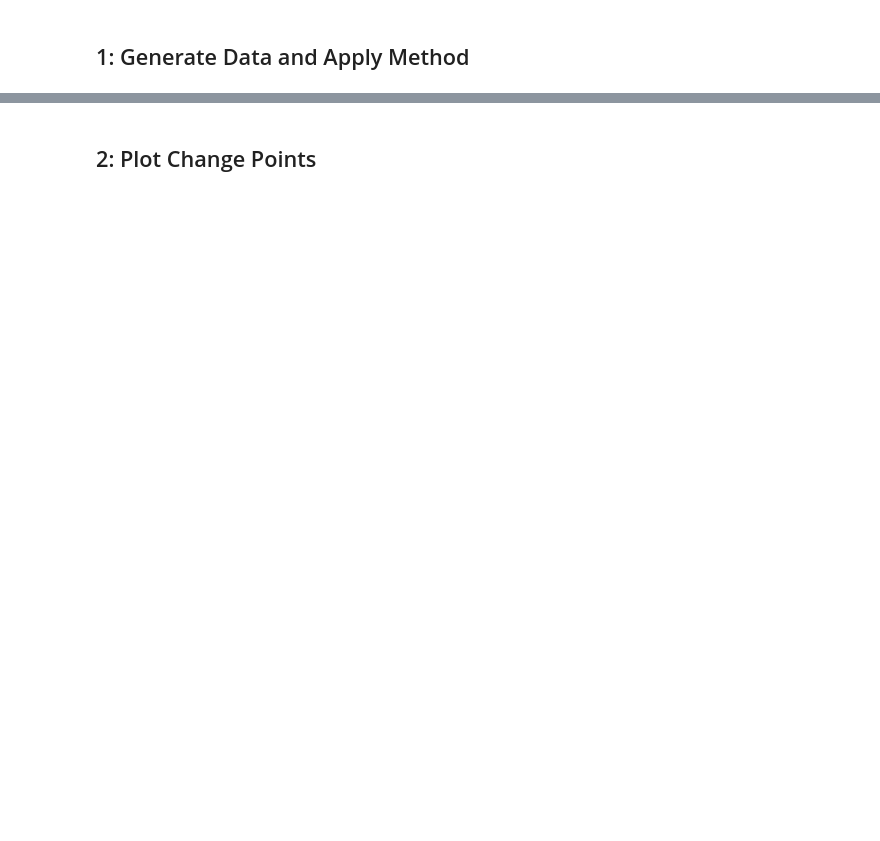
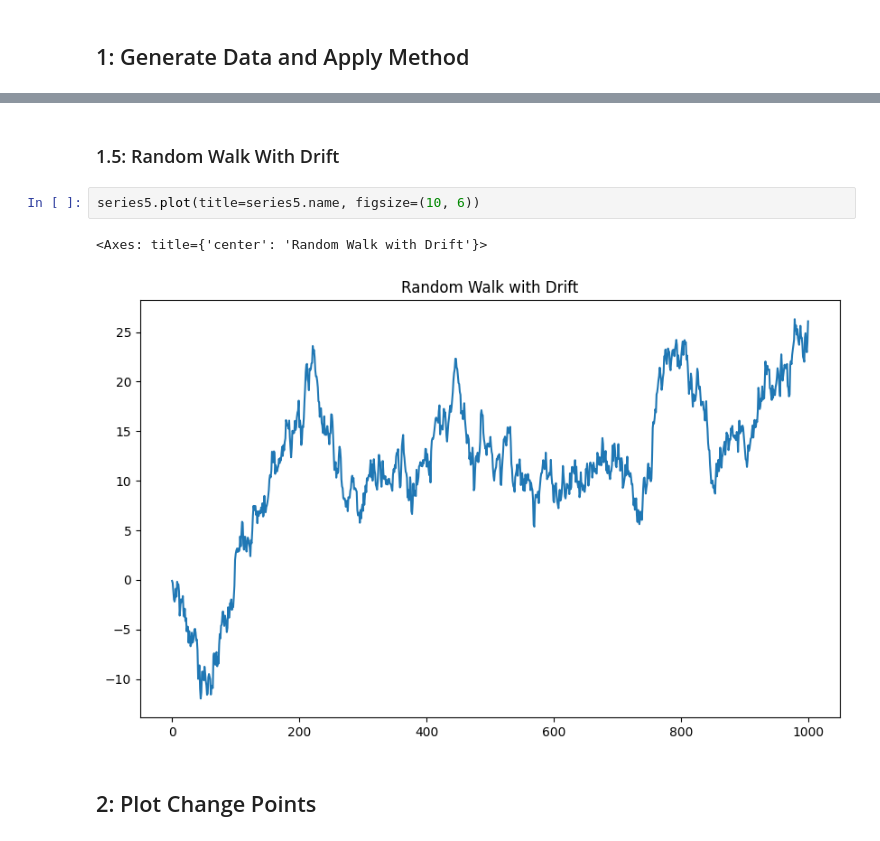
Before and after one commit to coalbert-cisco/change-point-detection, a Jupyter notebook: change-point-detection-tester.ipynb, the cells around one changed output, grey strips where cells are left out. Saved outputs shown, nothing was run; the diff lists cells and outputs as text; blank space fills up the shorter version.

```diff
--- a/change-point-detection-tester.ipynb
+++ b/change-point-detection-tester.ipynb
@@ -25,2 +63,9 @@ from change_point_detection_helper import threshold_finder, detect_change_points
+# %% [markdown]
+### 1.5: Random Walk With Drift
+# %%
+series5.plot(title=series5.name, figsize=(10, 6))
+# %% [output]
+<Axes: title={'center': 'Random Walk with Drift'}>
+[figure, added]
 # %% [markdown]
 ## 2: Plot Change Points
```
Also changed, not shown: parts of 11 cells of this notebook, 1 other file.
